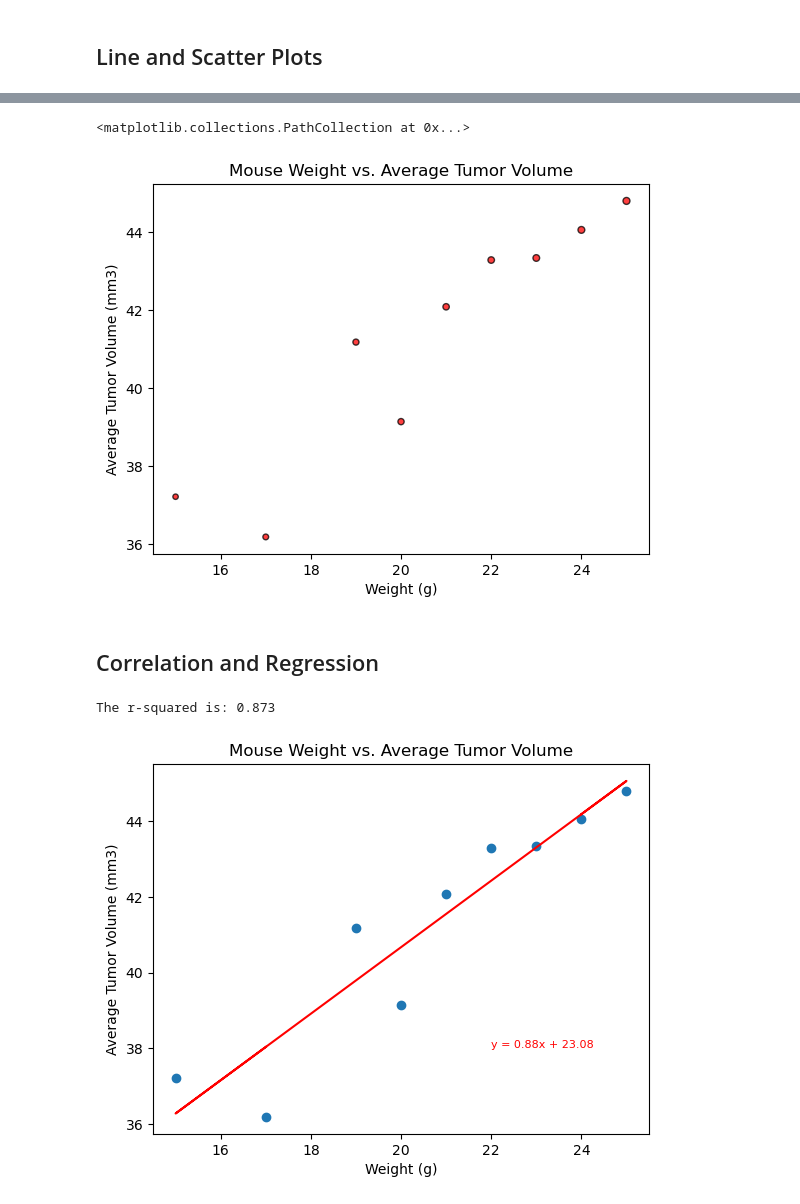
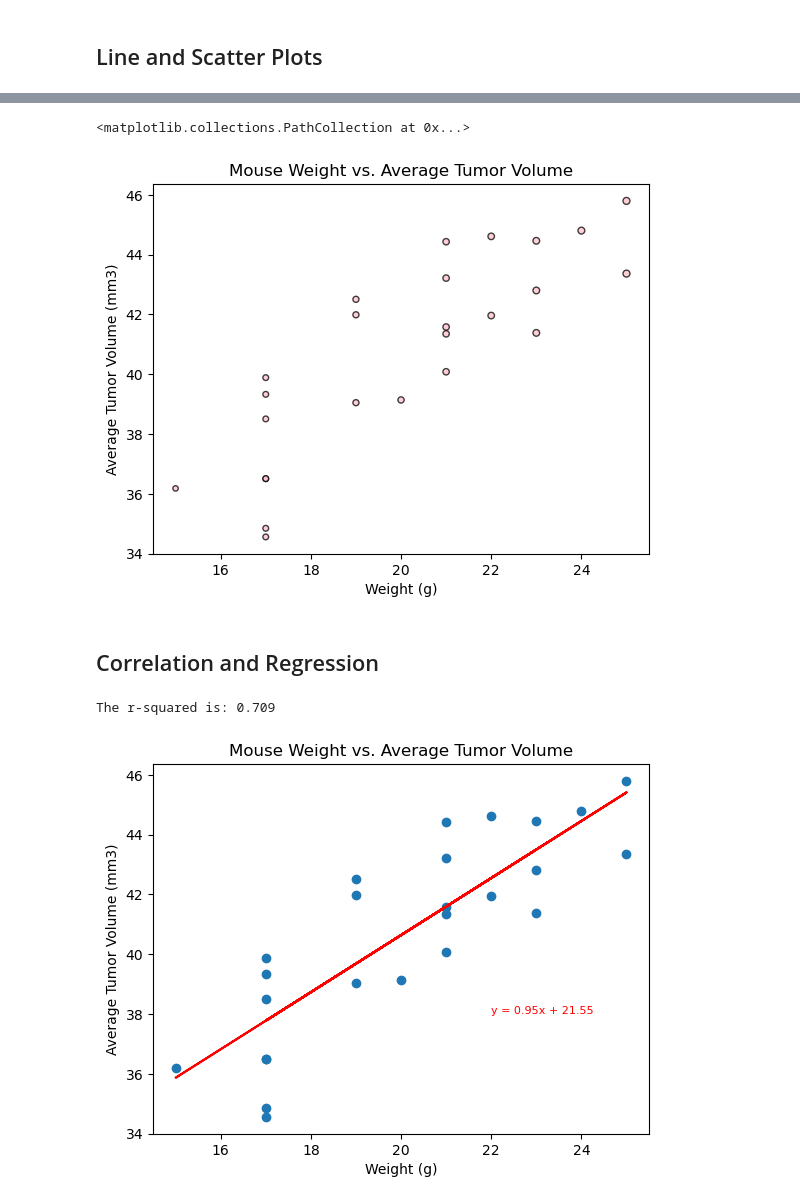
Before and after one commit to kristenfarabaugh/Matplotlib-Challenge, a Jupyter notebook: module_5_starter_code/Pymaceuticals/pymaceuticals_starter.ipynb, the cells around one changed output, grey strips where cells are left out. Cells and saved outputs as stored; diff of their text form; code cells hidden in the pictures.

```diff
--- a/module_5_starter_code/Pymaceuticals/pymaceuticals_starter.ipynb
+++ b/module_5_starter_code/Pymaceuticals/pymaceuticals_starter.ipynb
@@ -271,38 +296,35 @@ Text(0, 0.5, 'Tumor Volume (mm3)')
 # %%
 # Generate a scatter plot of average tumor volume vs. mouse weight for the Capomulin regimen
-# CHECK ME
-# ASK ABOUT using pd.dataframe
 scatter_data = merged_df[(merged_df["Drug Regimen"]== "Capomulin")]
-average_data = pd.DataFrame(scatter_data["Tumor Volume (mm3)"].groupby(scatter_data["Weight (g)"]).mean())
-
-x_axis = scatter_data["Weight (g)"].unique()
+average_data = pd.DataFrame(scatter_data).groupby(scatter_data["Mouse ID"]).mean()
+x_axis = average_data["Weight (g)"]
 y_axis = average_data["Tumor Volume (mm3)"]
 plt.title('Mouse Weight vs. Average Tumor Volume')
 plt.xlabel('Weight (g)')
 plt.ylabel('Average Tumor Volume (mm3)')
 
-plt.scatter(x_axis, y_axis, marker="o", facecolors="red", edgecolors="black",s=x_axis, alpha=0.75)
+plt.scatter(x_axis, y_axis, marker="o", facecolors="pink", edgecolors="black",s=x_axis, alpha=0.75)
 # %% [output]
 <matplotlib.collections.PathCollection at 0x...>
-[figure, old version]
+[figure, new version]
 # %% [markdown]
 ## Correlation and Regression
 # %%
 # Calculate the correlation coefficient and linear regression model
 # for mouse weight and average tumor volume for the Capomulin regimen
-x_values = scatter_data["Weight (g)"].unique()
+x_values = average_data["Weight (g)"]
 y_values = average_data["Tumor Volume (mm3)"]
 (slope, intercept, rvalue, pvalue, stderr) = linregress(x_values, y_values)
 regress_values = x_values * slope + intercept
 line_eq = "y = " + str(round(slope,2)) + "x + " + str(round(intercept,2))
 plt.scatter(x_values,y_values)
 plt.plot(x_values,regress_values,"r-")
 plt.title('Mouse Weight vs. Average Tumor Volume')
 plt.xlabel('Weight (g)')
 plt.ylabel('Average Tumor Volume (mm3)')
 plt.annotate(line_eq,(22,38),fontsize=8,color="red")
 print(f"The r-squared is: {round(rvalue**2,3)}")
 plt.show()
 # %% [output]
-The r-squared is: 0.873
+The r-squared is: 0.709
-[figure, old version]
+[figure, new version]
```
Also changed, not shown: parts of 11 cells of this notebook, 1 other file.
